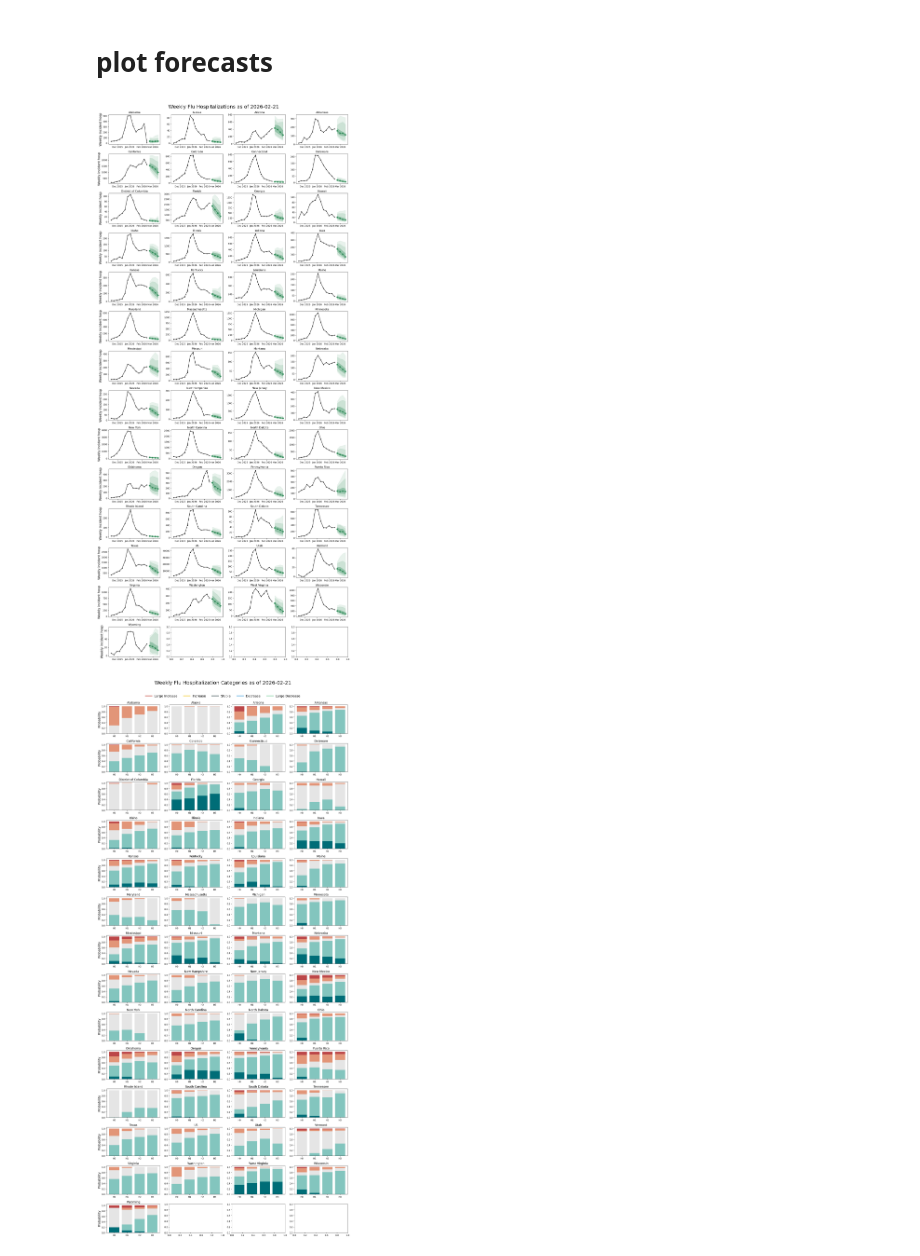
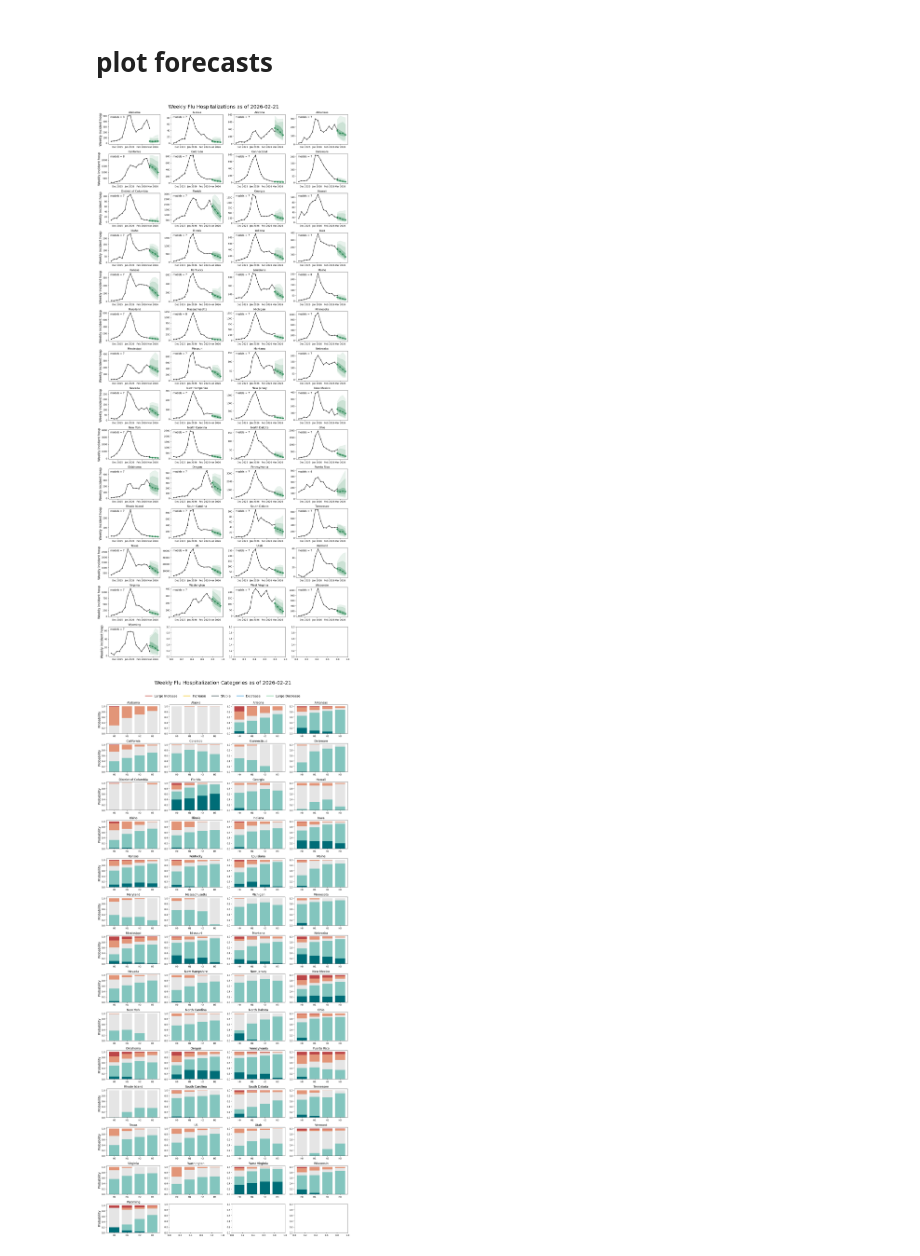
Before and after one commit to jessica-davis/epistorm-ensemble, a Jupyter notebook: epistorm-ensemble-submission.ipynb, the cells around one changed output. Saved outputs shown, nothing was run; the diff lists cells and outputs as text; code cells hidden in the pictures.

```diff
--- a/epistorm-ensemble-submission.ipynb
+++ b/epistorm-ensemble-submission.ipynb
@@ -404,35 +430,37 @@ for loc in preds.location.unique():
     predictions['target_end_date'] = pd.to_datetime(predictions['target_end_date'])
      #intervals
     for interval in intervals:
         q_low,q_upp = interval
         interval_range = q_upp - q_low
         alpha = map_alpha(interval_range)
         pred_low = predictions.get_quantile(q_low, )
         pred_upp = predictions.get_quantile(q_upp, )
         ax[r,c].fill_between(predictions.target_end_date.unique(),pred_upp,pred_low, color=color, alpha=alpha,
                                label=fr"PI {int(round(interval_range*100))} %")
 
     pred_point = predictions.get_point()
     if len(pred_point) > 0:
         ax[r,c].plot(predictions.target_end_date.unique(),pred_point,'-o',color=color)
 
 
     set_date_axis_fmt(ax[r,c])
 
     ax[r,c].set_title(locations[locations.location==loc].location_name.unique()[0], fontsize=12)
 
+    ax[r,c].text(0.03, 0.95, f"models = {model_counts.loc[model_counts['location']==loc, 'num_models'].values[0]}",
+         transform=ax[r,c].transAxes, va='top', ha='left', fontsize=11)
 
     if c==0:
         ax[r,c].set_ylabel('Weekly incident hosp', fontsize=14)
 
     c+=1
 
 
 plt.tight_layout()
-plt.savefig(f'./submissions/figs/{modelname}_{reference_date}_hosp_quantile.pdf')
+#plt.savefig(f'./submissions/figs/{modelname}_{reference_date}_hosp_quantile.pdf')
 plt.show()
 # %% [output]
-[figure, old version]
+[figure, new version]
 # %%
 locations = pd.read_csv('./locations.csv')
 
```
Also changed, not shown: parts of 7 cells of this notebook, 1 other file.
